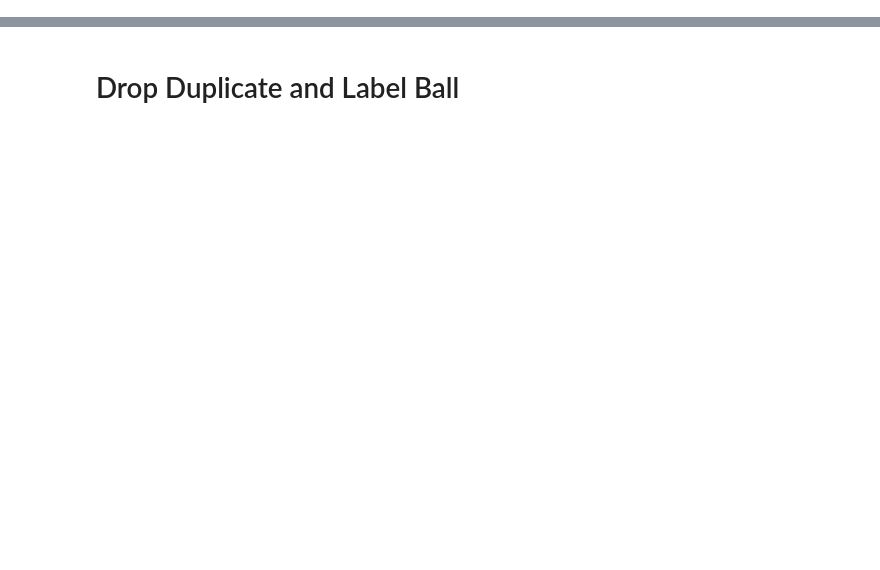
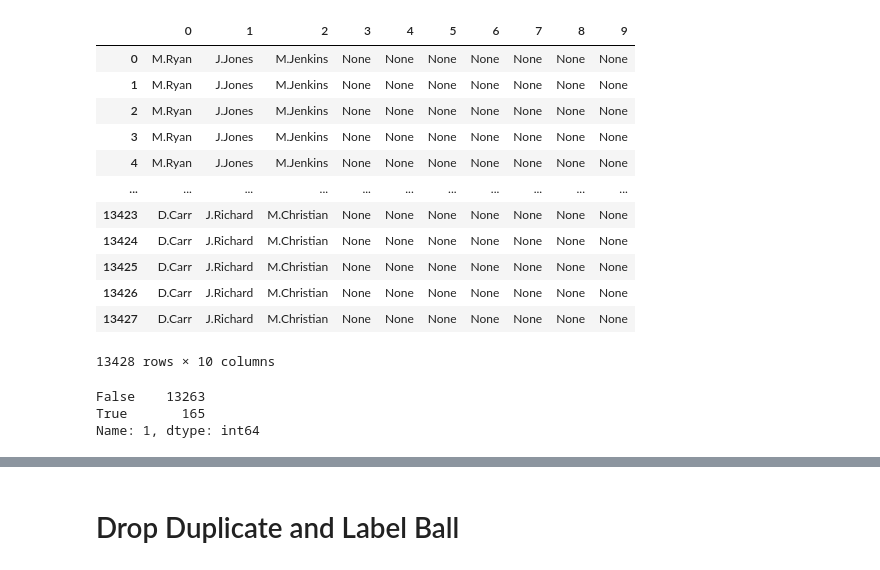
Before and after one commit to Fourth-and-Four/NFL-Big-Data-Bowl-2021, a Jupyter notebook: gn_phase2.ipynb, the cells around one changed output, grey strips where cells are left out. Drawn from its saved outputs; the diff is of its cells as text; code cells hidden in the pictures; blank space fills up the shorter version.

```diff
--- a/gn_phase2.ipynb
+++ b/gn_phase2.ipynb
@@ -8,0 +187,5 @@ import matplotlib.pyplot as plt
+# %%
+#merge
+df = pd.merge(plays, wk1, left_on = 'playid', right_on = 'playid', how = 'inner')
+# %%
+df.drop_duplicates(inplace=True)
@@ -8,0 +232,4 @@ import matplotlib.pyplot as plt
+# %%
+#extracting names from play description
+#second name will be the intended reciever
+desc = df.playDescription.str.findall(r'(\b[A-Z]+\.\b[A-Z]+\w+)').apply(','.join)
@@ -8,0 +251,28 @@ import matplotlib.pyplot as plt
+# %%
+#split the desc namees by comma
+temp = desc.str.split(',', expand = True)
+# %%
+temp
+# %% [output]
+|  | 0 | 1 | 2 | 3 | 4 | 5 | 6 | 7 | 8 | 9 |
+| 0 | M.Ryan | J.Jones | M.Jenkins | None | None | None | None | None | None | None |
+| 1 | M.Ryan | J.Jones | M.Jenkins | None | None | None | None | None | None | None |
+| 2 | M.Ryan | J.Jones | M.Jenkins | None | None | None | None | None | None | None |
+| 3 | M.Ryan | J.Jones | M.Jenkins | None | None | None | None | None | None | None |
+| 4 | M.Ryan | J.Jones | M.Jenkins | None | None | None | None | None | None | None |
+| ... | ... | ... | ... | ... | ... | ... | ... | ... | ... | ... |
+| 13423 | D.Carr | J.Richard | M.Christian | None | None | None | None | None | None | None |
+| 13424 | D.Carr | J.Richard | M.Christian | None | None | None | None | None | None | None |
+| 13425 | D.Carr | J.Richard | M.Christian | None | None | None | None | None | None | None |
+| 13426 | D.Carr | J.Richard | M.Christian | None | None | None | None | None | None | None |
+| 13427 | D.Carr | J.Richard | M.Christian | None | None | None | None | None | None | None |
+13428 rows × 10 columns
+# %%
+#checking reciever column for nulls
+#there are some
+#will have to write a loop that considers nulls and skips them
+temp[1].isnull().value_counts()
+# %% [output]
+False    13263
+True       165
+Name: 1, dtype: int64
```
Also changed, not shown: parts of 76 cells of this notebook.
